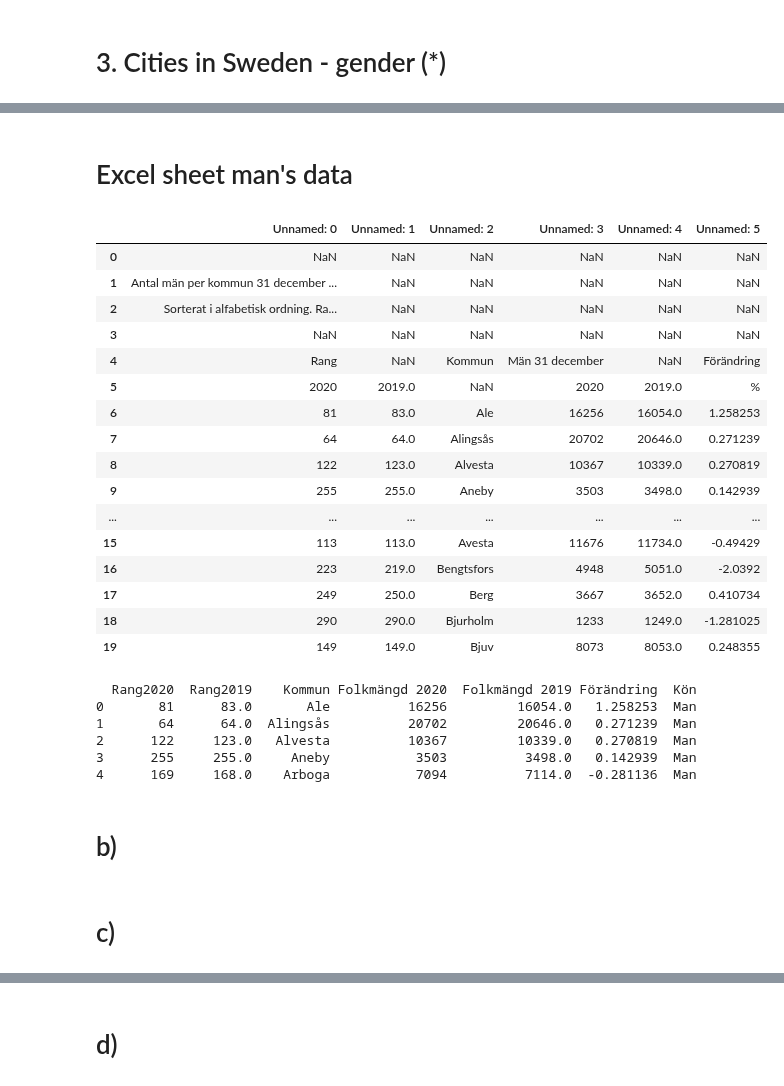
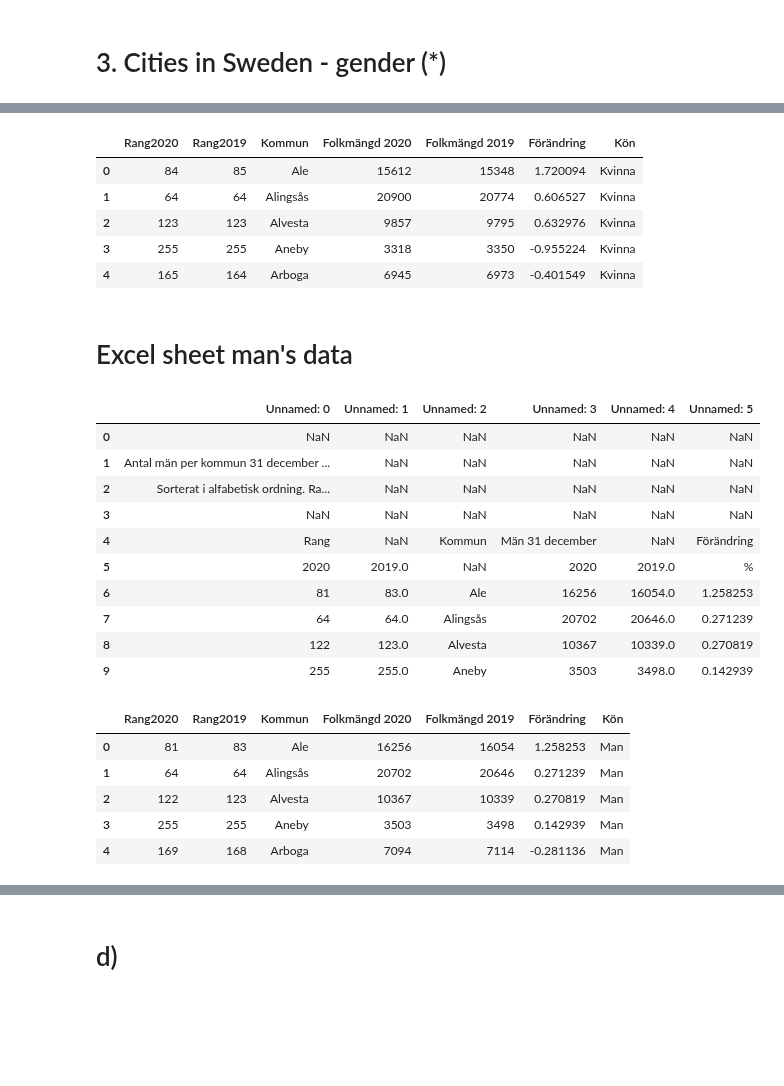
Before and after one commit to xjohansson/Databehandling_Xiu, a Jupyter notebook: Exercise/Exercise0_pandas basic.ipynb, the cells around one changed output, grey strips where cells are left out. Saved outputs shown, nothing was run; the diff lists cells and outputs as text; code cells hidden in the pictures; blank space fills up the shorter version.

```diff
--- a/Exercise/Exercise0_pandas basic.ipynb
+++ b/Exercise/Exercise0_pandas basic.ipynb
@@ -222,52 +295,58 @@ df2.head()
+# %%
+df_woman["Kön"] = "Kvinna"  # 增加一列女性
+df_woman["Rang2019"]=df_woman["Rang2019"].astype(int) #把数字从85.0改成85
+df_woman["Folkmängd 2019"]=df_woman["Folkmängd 2019"].astype(int)
+df_woman.head()
+# %% [output]
+|  | Rang2020 | Rang2019 | Kommun | Folkmängd 2020 | Folkmängd 2019 | Förändring | Kön |
+| 0 | 84 | 85 | Ale | 15612 | 15348 | 1.720094 | Kvinna |
+| 1 | 64 | 64 | Alingsås | 20900 | 20774 | 0.606527 | Kvinna |
+| 2 | 123 | 123 | Alvesta | 9857 | 9795 | 0.632976 | Kvinna |
+| 3 | 255 | 255 | Aneby | 3318 | 3350 | -0.955224 | Kvinna |
+| 4 | 165 | 164 | Arboga | 6945 | 6973 | -0.401549 | Kvinna |
 # %% [markdown]
 # Excel sheet man's data
 # %%
 import pandas as pd
 
-df_man = pd.read_excel("../datasource/komtopp50_2020.xlsx", sheet_name=3) # 打开第4个Excel
-df_man.head(20)
+df3 = pd.read_excel("../datasource/komtopp50_2020.xlsx", sheet_name=3) # 打开第4个Excel
+df3.head(10)
 # %% [output]
 |  | Unnamed: 0 | Unnamed: 1 | Unnamed: 2 | Unnamed: 3 | Unnamed: 4 | Unnamed: 5 |
 | 0 | NaN | NaN | NaN | NaN | NaN | NaN |
 | 1 | Antal män per kommun 31 december ... | NaN | NaN | NaN | NaN | NaN |
 | 2 | Sorterat i alfabetisk ordning. Ra... | NaN | NaN | NaN | NaN | NaN |
 | 3 | NaN | NaN | NaN | NaN | NaN | NaN |
 | 4 | Rang | NaN | Kommun | Män 31 december | NaN | Förändring |
 | 5 | 2020 | 2019.0 | NaN | 2020 | 2019.0 | % |
 | 6 | 81 | 83.0 | Ale | 16256 | 16054.0 | 1.258253 |
 | 7 | 64 | 64.0 | Alingsås | 20702 | 20646.0 | 0.271239 |
 | 8 | 122 | 123.0 | Alvesta | 10367 | 10339.0 | 0.270819 |
 | 9 | 255 | 255.0 | Aneby | 3503 | 3498.0 | 0.142939 |
-| ... | ... | ... | ... | ... | ... | ... |
-| 15 | 113 | 113.0 | Avesta | 11676 | 11734.0 | -0.49429 |
-| 16 | 223 | 219.0 | Bengtsfors | 4948 | 5051.0 | -2.0392 |
-| 17 | 249 | 250.0 | Berg | 3667 | 3652.0 | 0.410734 |
-| 18 | 290 | 290.0 | Bjurholm | 1233 | 1249.0 | -1.281025 |
-| 19 | 149 | 149.0 | Bjuv | 8073 | 8053.0 | 0.248355 |
 # %%
 
-df3 = df_man.drop(index=[0, 1, 2, 3, 4, 5]).reset_index(drop=True).rename(
+df_man = df3.drop(index=[0, 1, 2, 3, 4, 5]).reset_index(drop=True).rename(
     columns={"Unnamed: 0": "Rang2020",
              "Unnamed: 1": "Rang2019",
              "Unnamed: 2": "Kommun",
              "Unnamed: 3": "Folkmängd 2020",
              "Unnamed: 4": "Folkmängd 2019",
              "Unnamed: 5": "Förändring"}
-             ).head()
+             )
 
-df3["Kön"] = "Man"  # 增加一列man
+df_man["Kön"] = "Man"  # 增加一列man
+df_man["Rang2019"]=df_man["Rang2019"].astype(int)
+df_man["Folkmängd 2019"]=df_man["Folkmängd 2019"].astype(int)
 
-print(df3)
+df_man.head()
 
 # pandas的DataFrame的append方法详细介
 # pandas.DataFrame.append
 # DataFrame.append(other, ignore_index=False, verify_integrity=False, sort=False)
 # %% [output]
-  Rang2020  Rang2019    Kommun Folkmängd 2020  Folkmängd 2019 Förändring  Kön
-0       81      83.0       Ale          16256         16054.0   1.258253  Man
-1       64      64.0  Alingsås          20702         20646.0   0.271239  Man
-2      122     123.0   Alvesta          10367         10339.0   0.270819  Man
-3      255     255.0     Aneby           3503          3498.0   0.142939  Man
-4      169     168.0    Arboga           7094          7114.0  -0.281136  Man
+|  | Rang2020 | Rang2019 | Kommun | Folkmängd 2020 | Folkmängd 2019 | Förändring | Kön |
+| 0 | 81 | 83 | Ale | 16256 | 16054 | 1.258253 | Man |
+| 1 | 64 | 64 | Alingsås | 20702 | 20646 | 0.271239 | Man |
+| 2 | 122 | 123 | Alvesta | 10367 | 10339 | 0.270819 | Man |
+| 3 | 255 | 255 | Aneby | 3503 | 3498 | 0.142939 | Man |
+| 4 | 169 | 168 | Arboga | 7094 | 7114 | -0.281136 | Man |
-# %% [markdown]
-#   b)
@@ -276,2 +352,0 @@ print(df3)
-# %% [markdown]
-# c)
```
Also changed, not shown: parts of 49 cells of this notebook.
